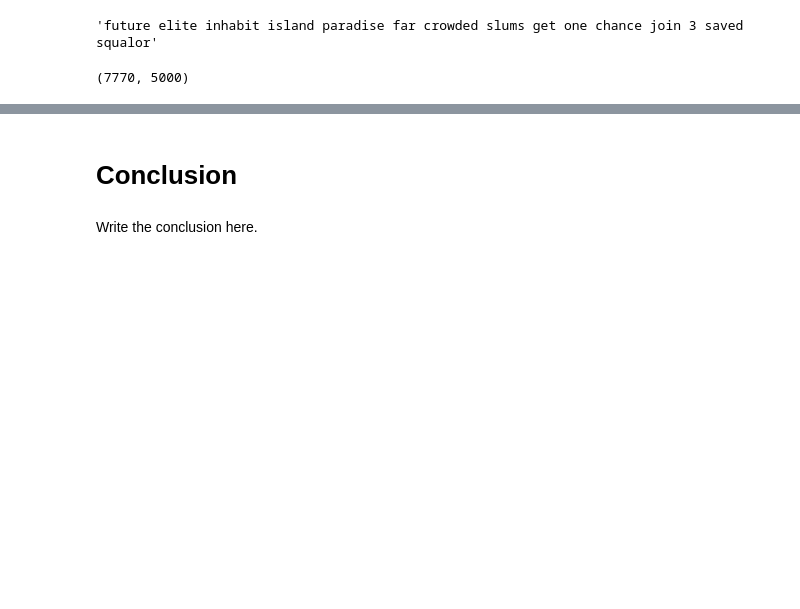
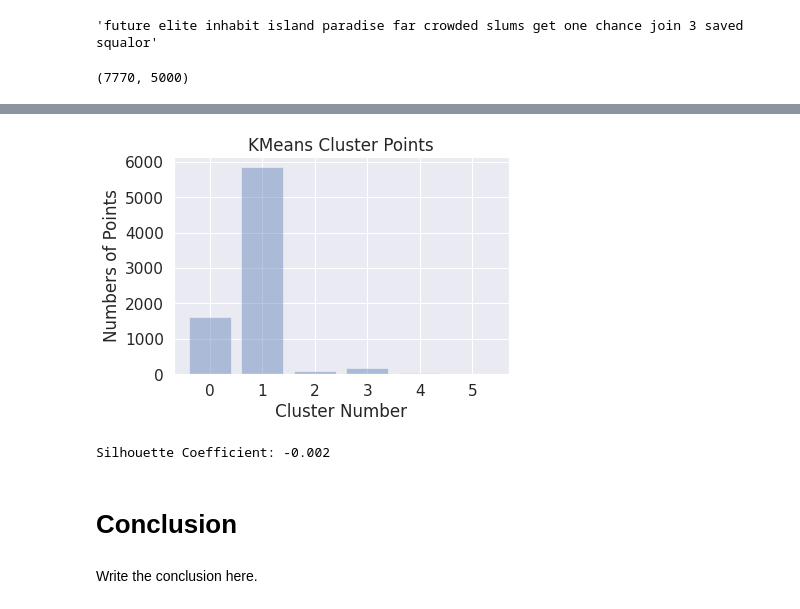
Before and after one commit to md-kamran98/NETFLIX-MOVIES-TV-SHOWS-CLUSTERING, a Jupyter notebook: Kamran's_Unsupervised_ML_Submission_Template.ipynb, the cells around one changed output, grey strips where cells are left out. Cells and saved outputs as stored; diff of their text form; code cells hidden in the pictures; blank space fills up the shorter version.

```diff
--- a/Kamran's_Unsupervised_ML_Submission_Template.ipynb
+++ b/Kamran's_Unsupervised_ML_Submission_Template.ipynb
@@ -1447,0 +1241,14 @@ Answer Here.
+# %%
+# Fitting our variable in Agglomerative Clusters.
+
+from sklearn.cluster import AgglomerativeClustering # Importing Agglomerative Clusters.
+aggh = AgglomerativeClustering(n_clusters=6, affinity='euclidean', linkage='ward')
+aggh.fit(X)
+
+# Predicting by using our Model
+y_hc=aggh.fit_predict(X)
+# %%
+# Creating a column where each row is assigned to their separate clusters
+_hierarchical = dataSet.copy()
+_hierarchical['cluster'] = aggh.labels_
+_hierarchical.head()
@@ -1448,3 +1262,17 @@ Answer Here.
+# %%
+# Checking the number of points are present in each clusters by using ploting.
+plt.bar([x for x in range(6)], _hierarchical.groupby(['cluster'])['description'].count(), alpha = 0.4)
+plt.title('KMeans Cluster Points')
+plt.xlabel('Cluster Number')
+plt.ylabel('Numbers of Points')
+plt.show()
+# %% [output]
+[figure, added]
+# %%
+# Now Cheking Silhouette Coefficient.
+print("Silhouette Coefficient: %0.3f"%silhouette_score(X, aggh.labels_, metric='euclidean'))
+# %% [output]
+Silhouette Coefficient: -0.002
 # %% [markdown]
 # **Conclusion**
 # %% [markdown]
```
Also changed, not shown: parts of 154 cells of this notebook.
